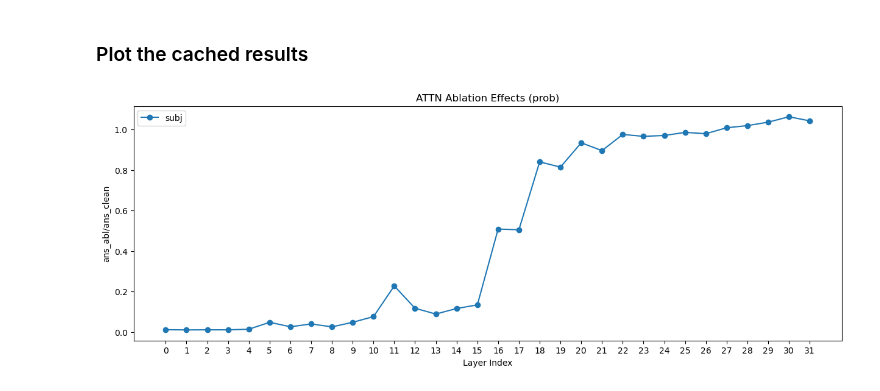
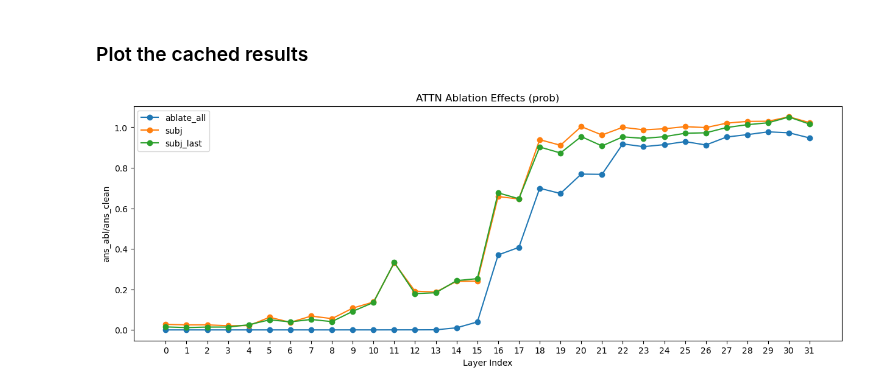
Before and after one commit to arnab-api/filter, a Jupyter notebook: notebooks/ablate_ATTN.ipynb, the cells around one changed output. Drawn from its saved outputs; the diff is of its cells as text; code cells hidden in the pictures.

Commit message:
[WIP] cleaning up the code and preparing the utils

```diff
--- a/notebooks/ablate_ATTN.ipynb
+++ b/notebooks/ablate_ATTN.ipynb
@@ -535,38 +533,43 @@ with open(os.path.join("test.json"), "w") as f:
 ### Plot the cached results
 # %%
 from scripts.attn_ablate_edges import HeadAblationSweepResult, ExperimentResults
+from matplotlib import pyplot as plt
 
 relation_name = "sport_players"
-focus_strategy = "subj"
+metric = "prob"
+# focus_strategy = "subj"
 
-results_dir = os.path.join(
-    env_utils.DEFAULT_RESULTS_DIR,
-    "ablate_edges", mt.name.split("/")[-1],
-    relation_name, focus_strategy, f"{relation_name}.json"
-)
+# keys = list(range(mt.n_layer))
+keys = list(range(32))
 
-with open(results_dir, "r") as f:
-    results = ExperimentResults.from_json(f.read())
+plt.figure(figsize=(15, 5))
+
+for focus_strategy in ["ablate_all", "subj", "subj_last"]:
+    results_dir = os.path.join(
+        env_utils.DEFAULT_RESULTS_DIR,
+        "ablate_edges",
+        # mt.name.split("/")[-1],
+        "Meta-Llama-3-8B-Instruct",
+        relation_name, focus_strategy, f"{relation_name}.json"
+    )
+
+    with open(results_dir, "r") as f:
+        results = ExperimentResults.from_json(f.read())
+
+    scores = process_ablation_effects(
+        ablation_effects=[(r.answer, r.effects) for r in results.sweep_results],
+        metric="prob"
+    )
+    plt.plot([scores[k] for k in keys], marker="o", label=focus_strategy)
+
+
+
+plt.title(f"ATTN Ablation Effects ({metric})")
+plt.xticks(keys)
+plt.xlabel("Layer Index")
+plt.ylabel("ans_abl/ans_clean")
+plt.legend()
+
+plt.show()
+# %% [output]
+[figure, added]
-# %%
-from matplotlib import pyplot as plt
-
-metric = "prob"
-
-scores = process_ablation_effects(
-    ablation_effects=[(r.answer, r.effects) for r in results.sweep_results],
-    metric="prob"
-)
-
-keys = list(range(mt.n_layer))
-
-plt.figure(figsize=(15, 5))
-plt.title(f"ATTN Ablation Effects ({metric})")
-plt.plot([scores[k] for k in keys], marker="o", label="subj")
-plt.xticks(keys)
-plt.xlabel("Layer Index")
-plt.ylabel("ans_abl/ans_clean")
-plt.legend()
-
-plt.show()
-# %% [output]
-[figure, removed]
```
Also changed, not shown: parts of 2 cells of this notebook, 10 other files.
